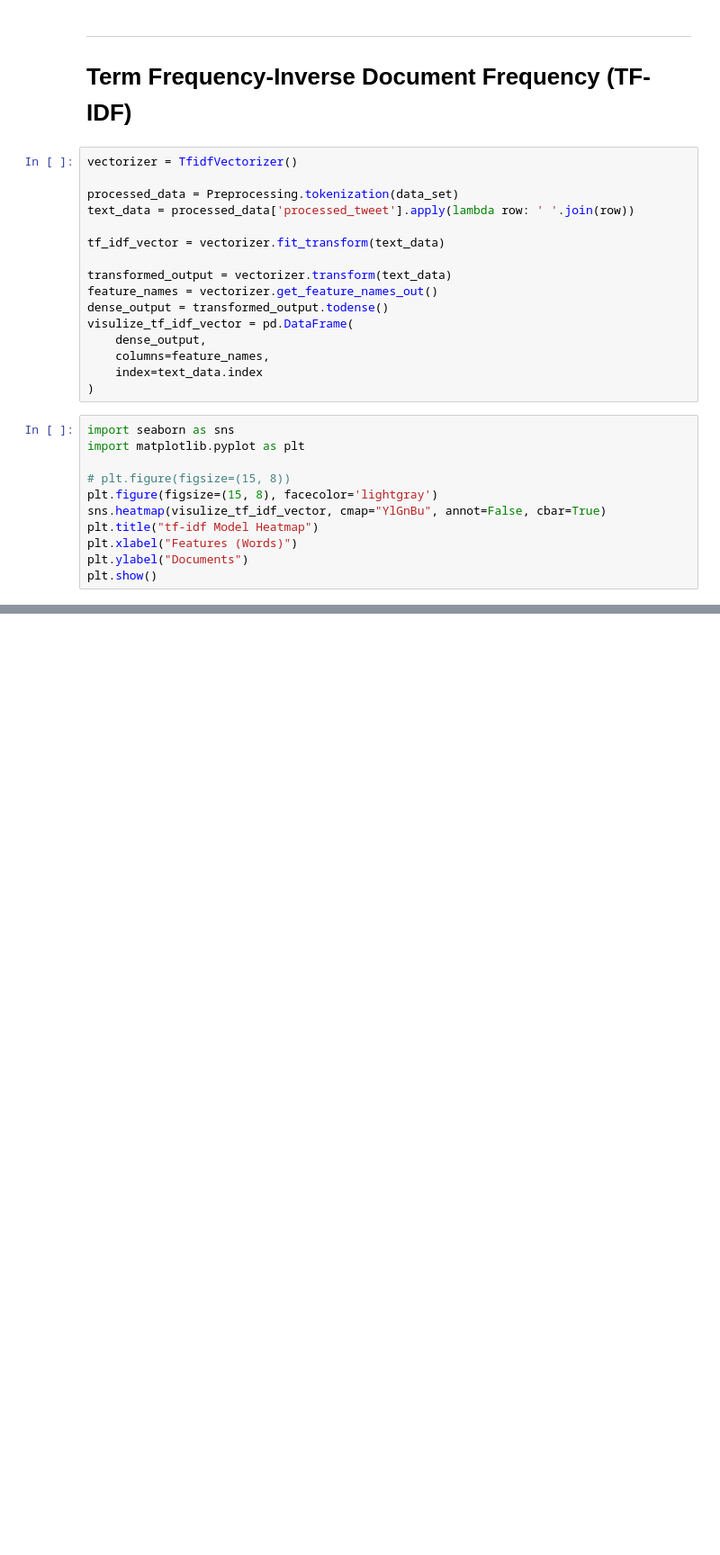
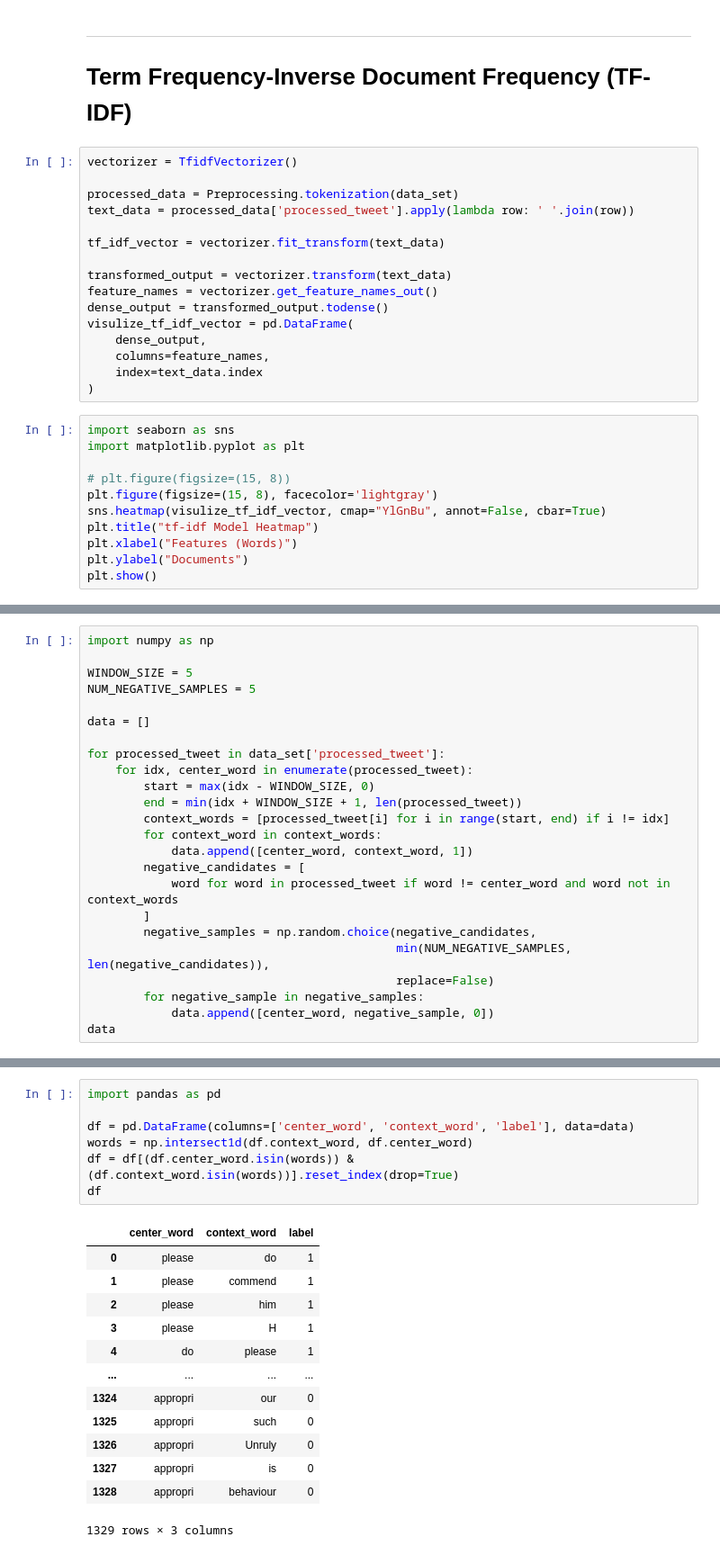
Before and after one commit to hasabir/Tweets_42, a Jupyter notebook: src/notbooks/vectorization.ipynb, the cells around one changed output, grey strips where cells are left out. Shown: that part at 90% size. Cells and saved outputs as stored; diff of their text form; blank space fills up the shorter version.

```diff
--- a/src/notbooks/vectorization.ipynb
+++ b/src/notbooks/vectorization.ipynb
@@ -118,0 +146,24 @@ plt.show()
+# %%
+import numpy as np
+
+WINDOW_SIZE = 5
+NUM_NEGATIVE_SAMPLES = 5
+
+data = []
+
+for processed_tweet in data_set['processed_tweet']:
+    for idx, center_word in enumerate(processed_tweet):
+        start = max(idx - WINDOW_SIZE, 0)
+        end = min(idx + WINDOW_SIZE + 1, len(processed_tweet))
+        context_words = [processed_tweet[i] for i in range(start, end) if i != idx]
+        for context_word in context_words:
+            data.append([center_word, context_word, 1])
+        negative_candidates = [
+            word for word in processed_tweet if word != center_word and word not in context_words
+        ]
+        negative_samples = np.random.choice(negative_candidates,
+                                            min(NUM_NEGATIVE_SAMPLES, len(negative_candidates)),
+                                            replace=False)
+        for negative_sample in negative_samples:
+            data.append([center_word, negative_sample, 0])
+data
@@ -118,0 +188,21 @@ plt.show()
+# %%
+import pandas as pd
+
+df = pd.DataFrame(columns=['center_word', 'context_word', 'label'], data=data)
+words = np.intersect1d(df.context_word, df.center_word)
+df = df[(df.center_word.isin(words)) & (df.context_word.isin(words))].reset_index(drop=True)
+df
+# %% [output]
+|  | center_word | context_word | label |
+| 0 | please | do | 1 |
+| 1 | please | commend | 1 |
+| 2 | please | him | 1 |
+| 3 | please | H | 1 |
+| 4 | do | please | 1 |
+| ... | ... | ... | ... |
+| 1324 | appropri | our | 0 |
+| 1325 | appropri | such | 0 |
+| 1326 | appropri | Unruly | 0 |
+| 1327 | appropri | is | 0 |
+| 1328 | appropri | behaviour | 0 |
+1329 rows × 3 columns
```
Also changed, not shown: parts of 12 cells of this notebook, 5 other files.
